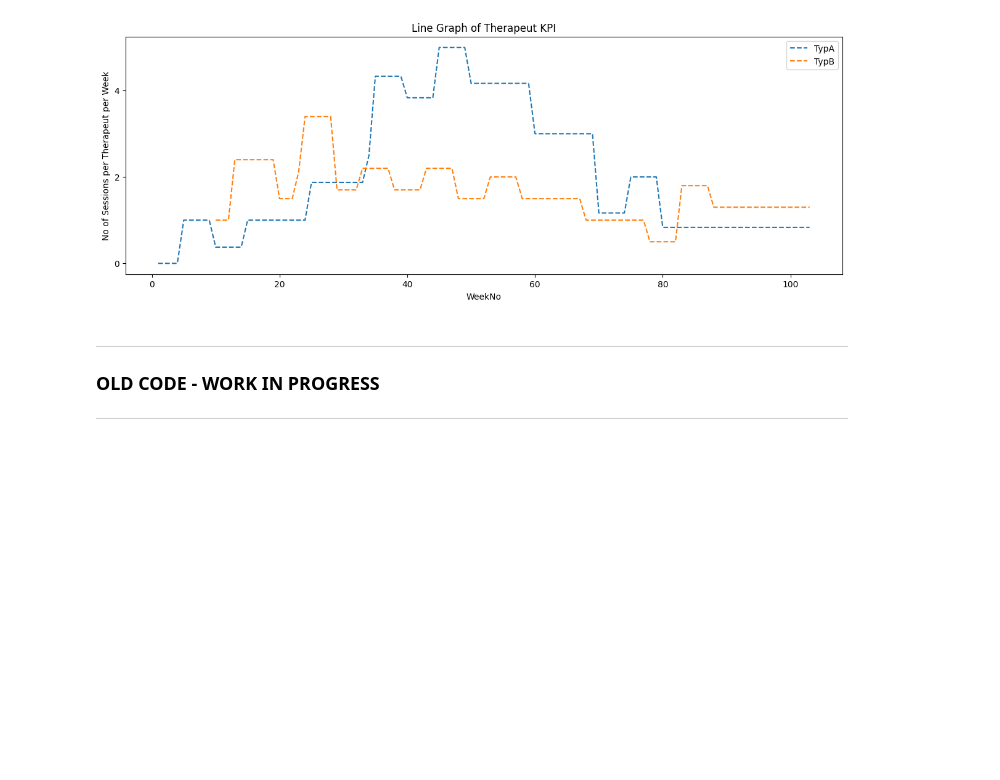
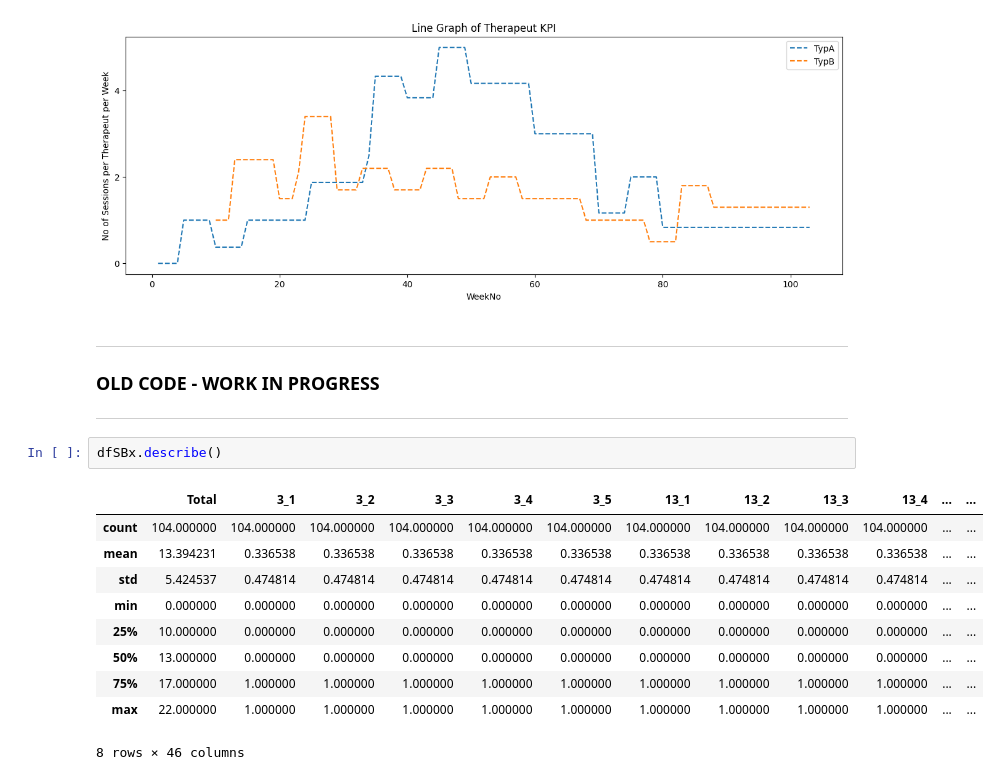
Before and after one commit to sawubona-repo/Innovage427, a Jupyter notebook: Code/Innovage427_Kostensimulation.ipynb, the cells around one changed output. Saved outputs shown, nothing was run; the diff lists cells and outputs as text; blank space fills up the shorter version.

```diff
--- a/Code/Innovage427_Kostensimulation.ipynb
+++ b/Code/Innovage427_Kostensimulation.ipynb
@@ -626,3 +645,16 @@ Plot_LineGraph_of_Dataframe(dfTherapeutKPI, "Line Graph of Therapeut KPI", "Week
 ---
 ### **OLD CODE - WORK IN PROGRESS**
 ---
+# %%
+dfSBx.describe()
+# %% [output]
+|  | Total | 3_1 | 3_2 | 3_3 | 3_4 | 3_5 | 13_1 | 13_2 | 13_3 | 13_4 | ... | ... |
+| count | 104.000000 | 104.000000 | 104.000000 | 104.000000 | 104.000000 | 104.000000 | 104.000000 | 104.000000 | 104.000000 | 104.000000 | ... | ... |
+| mean | 13.394231 | 0.336538 | 0.336538 | 0.336538 | 0.336538 | 0.336538 | 0.336538 | 0.336538 | 0.336538 | 0.336538 | ... | ... |
+| std | 5.424537 | 0.474814 | 0.474814 | 0.474814 | 0.474814 | 0.474814 | 0.474814 | 0.474814 | 0.474814 | 0.474814 | ... | ... |
+| min | 0.000000 | 0.000000 | 0.000000 | 0.000000 | 0.000000 | 0.000000 | 0.000000 | 0.000000 | 0.000000 | 0.000000 | ... | ... |
+| 25% | 10.000000 | 0.000000 | 0.000000 | 0.000000 | 0.000000 | 0.000000 | 0.000000 | 0.000000 | 0.000000 | 0.000000 | ... | ... |
+| 50% | 13.000000 | 0.000000 | 0.000000 | 0.000000 | 0.000000 | 0.000000 | 0.000000 | 0.000000 | 0.000000 | 0.000000 | ... | ... |
+| 75% | 17.000000 | 1.000000 | 1.000000 | 1.000000 | 1.000000 | 1.000000 | 1.000000 | 1.000000 | 1.000000 | 1.000000 | ... | ... |
+| max | 22.000000 | 1.000000 | 1.000000 | 1.000000 | 1.000000 | 1.000000 | 1.000000 | 1.000000 | 1.000000 | 1.000000 | ... | ... |
+8 rows × 46 columns
```
Also changed, not shown: parts of 5 cells of this notebook.
